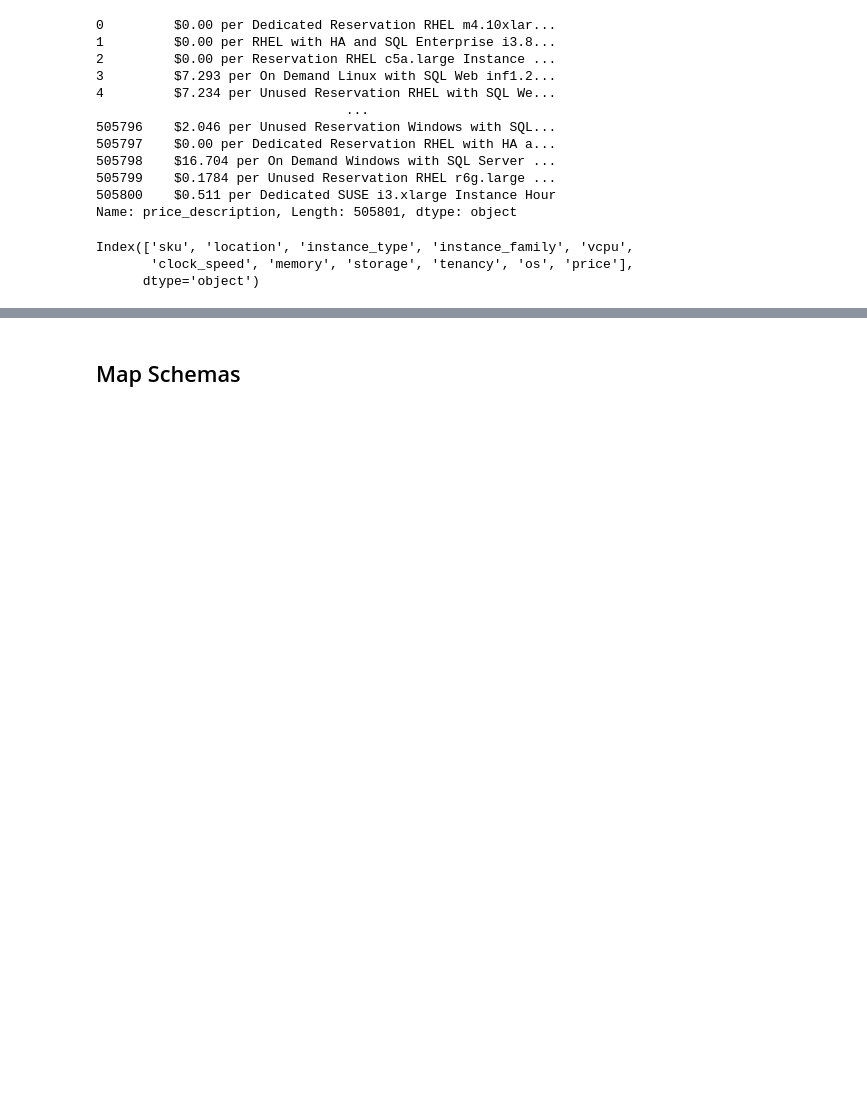
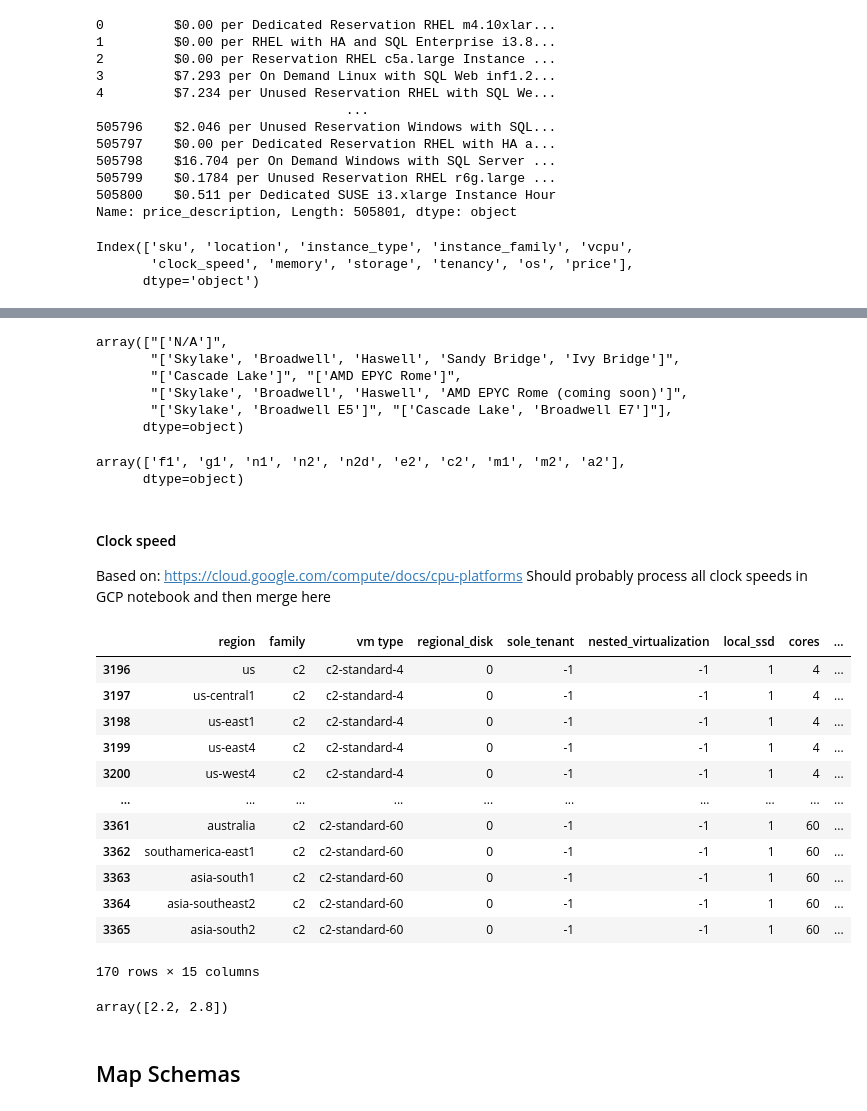
Before and after one commit to wframe-uw/Cloud-Comparison, a Jupyter notebook: Merge_Datasets.ipynb, the cells around one changed output, grey strips where cells are left out. Drawn from its saved outputs; the diff is of its cells as text; code cells hidden in the pictures; blank space fills up the shorter version.

Commit message:
Made a little progress.  Should probably spin up new jupyter file fter file for adding clock speed to dataframe

```diff
--- a/Merge_Datasets.ipynb
+++ b/Merge_Datasets.ipynb
@@ -12,4 +11,8 @@ aws_compute_src = './data/aws.src.compute.xz.pkl' # Kathy, please enter name of
 aws_compute_data = pd.read_pickle(aws_compute_src, compression="xz")
+# %%
+# GCP
+gcp_compute_src = './data/gcp_compute_costs.csv'
+gcp_compute_data = pd.read_csv(gcp_compute_src)
 # %% [markdown]
 ## Inspect AWS
 # %%
@@ -58,0 +85,38 @@ aws_compute_data_windows.head()
+# %%
+gcp_compute_data.cpu.unique()
+# %% [output]
+array(["['N/A']",
+       "['Skylake', 'Broadwell', 'Haswell', 'Sandy Bridge', 'Ivy Bridge']",
+       "['Cascade Lake']", "['AMD EPYC Rome']",
+       "['Skylake', 'Broadwell', 'Haswell', 'AMD EPYC Rome (coming soon)']",
+       "['Skylake', 'Broadwell E5']", "['Cascade Lake', 'Broadwell E7']"],
+      dtype=object)
+# %%
+df_gcp = gcp_compute_data.copy()
+# %%
+df_gcp.family.unique()
+# %% [output]
+array(['f1', 'g1', 'n1', 'n2', 'n2d', 'e2', 'c2', 'm1', 'm2', 'a2'],
+      dtype=object)
+# %% [markdown]
+#### Clock speed
+Based on: https://cloud.google.com/compute/docs/cpu-platforms
+Should probably process all clock speeds in GCP notebook and then merge here
+# %%
+df_gcp['clock'] = 2.2
+# %%
+df_gcp[(df_gcp.cpu == "['Cascade Lake']") & (df_gcp.family == 'c2')]
+# %% [output]
+|  | region | family | vm type | regional_disk | sole_tenant | nested_virtualization | local_ssd | cores | ... |
+| 3196 | us | c2 | c2-standard-4 | 0 | -1 | -1 | 1 | 4 | ... |
+| 3197 | us-central1 | c2 | c2-standard-4 | 0 | -1 | -1 | 1 | 4 | ... |
+| 3198 | us-east1 | c2 | c2-standard-4 | 0 | -1 | -1 | 1 | 4 | ... |
+| 3199 | us-east4 | c2 | c2-standard-4 | 0 | -1 | -1 | 1 | 4 | ... |
+| 3200 | us-west4 | c2 | c2-standard-4 | 0 | -1 | -1 | 1 | 4 | ... |
+| ... | ... | ... | ... | ... | ... | ... | ... | ... | ... |
+| 3361 | australia | c2 | c2-standard-60 | 0 | -1 | -1 | 1 | 60 | ... |
+| 3362 | southamerica-east1 | c2 | c2-standard-60 | 0 | -1 | -1 | 1 | 60 | ... |
+| 3363 | asia-south1 | c2 | c2-standard-60 | 0 | -1 | -1 | 1 | 60 | ... |
+| 3364 | asia-southeast2 | c2 | c2-standard-60 | 0 | -1 | -1 | 1 | 60 | ... |
+| 3365 | asia-south2 | c2 | c2-standard-60 | 0 | -1 | -1 | 1 | 60 | ... |
+170 rows × 15 columns
@@ -59,3 +125,7 @@ aws_compute_data_windows.head()
+# %%
+df_gcp.clock.unique()
+# %% [output]
+array([2.2, 2.8])
 # %% [markdown]
 ## Map Schemas
 # %%
```
Also changed, not shown: parts of 28 cells of this notebook.
